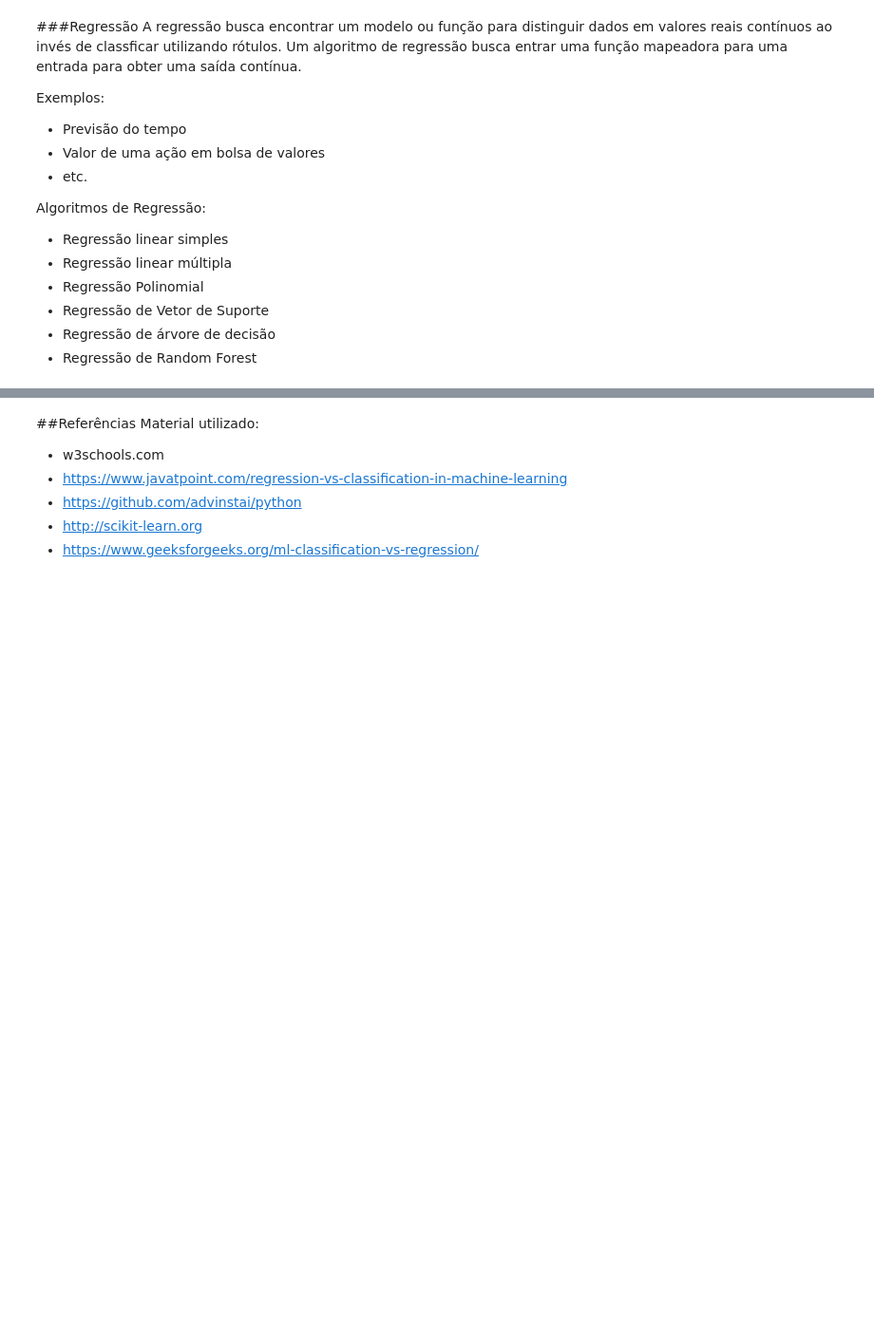
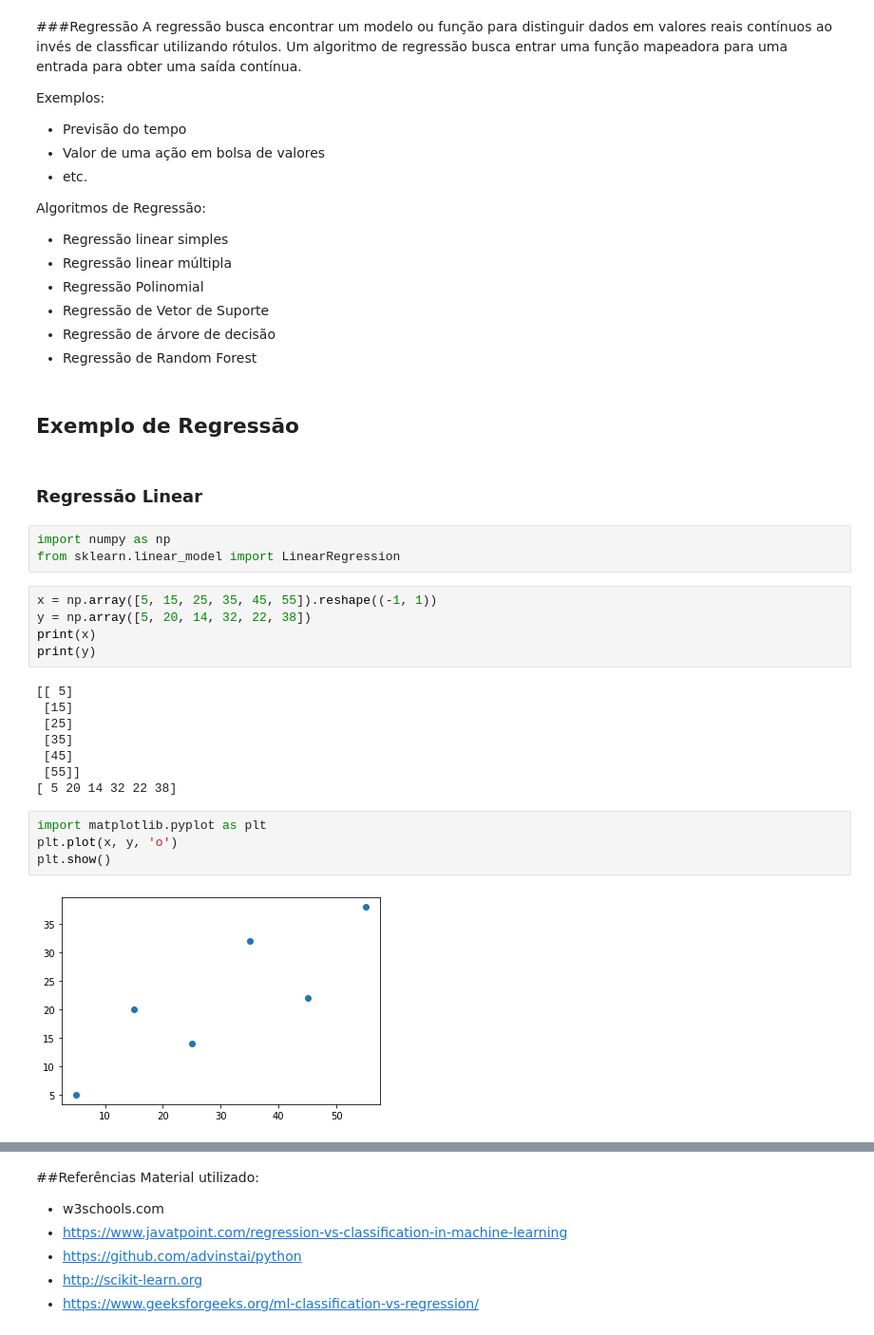
Before and after one commit to fernandonakagawa/ADS_5P_TE_Python_DS, a Jupyter notebook: Python_para_Data_Science_ADS_5P_TE.ipynb, the cells around one changed output, grey strips where cells are left out. Shown at 95% size. Drawn from its saved outputs; the diff is of its cells as text; blank space fills up the shorter version.

```diff
--- a/Python_para_Data_Science_ADS_5P_TE.ipynb
+++ b/Python_para_Data_Science_ADS_5P_TE.ipynb
@@ -2137,3 +2137,29 @@ Algoritmos de Regressão:
 - Regressão de Vetor de Suporte
 - Regressão de árvore de decisão
 - Regressão de Random Forest
+# %% [markdown]
+## Exemplo de Regressão
+# %% [markdown]
+### Regressão Linear
+# %%
+import numpy as np
+from sklearn.linear_model import LinearRegression
+# %%
+x = np.array([5, 15, 25, 35, 45, 55]).reshape((-1, 1))
+y = np.array([5, 20, 14, 32, 22, 38])
+print(x)
+print(y)
+# %% [output]
+[[ 5]
+ [15]
+ [25]
+ [35]
+ [45]
+ [55]]
+[ 5 20 14 32 22 38]
+# %%
+import matplotlib.pyplot as plt
+plt.plot(x, y, 'o')
+plt.show()
+# %% [output]
+[figure, added]
```
Also changed, not shown: parts of 17 cells of this notebook.
